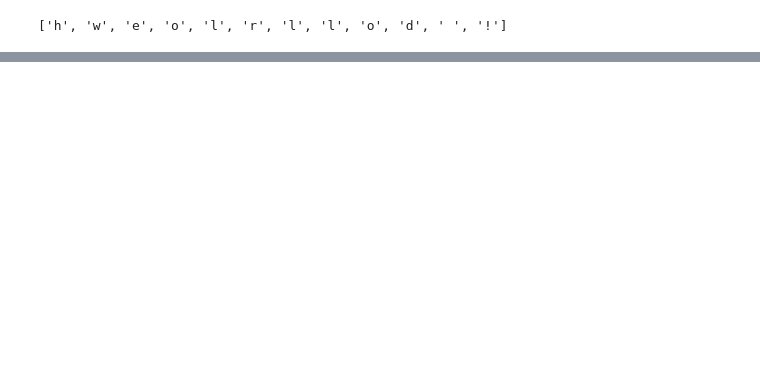
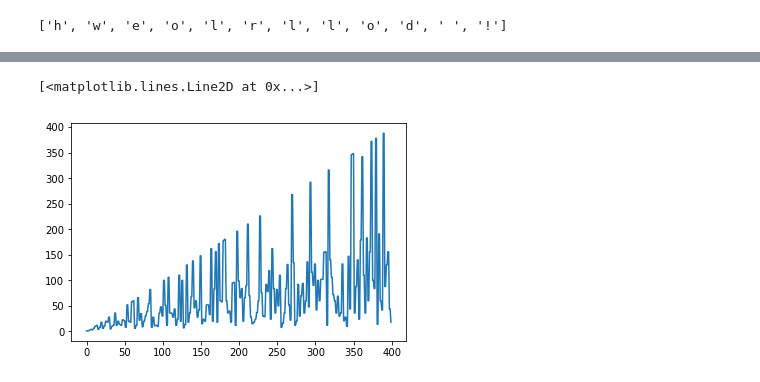
Before and after one commit to vikipedia/python-trainings, a Jupyter notebook: foundation/Adventures In Iterations.ipynb, the cells around one changed output, grey strips where cells are left out. Saved outputs shown, nothing was run; the diff lists cells and outputs as text; code cells hidden in the pictures; blank space fills up the shorter version.

```diff
--- a/foundation/Adventures In Iterations.ipynb
+++ b/foundation/Adventures In Iterations.ipynb
@@ -192,0 +392,5 @@ SSQi(25, 17)
+# %%
+plt.plot(take(riffle_shuffle_count(), 400))
+# %% [output]
+[<matplotlib.lines.Line2D at 0x...>]
+[figure, added]
```
Also changed, not shown: parts of 60 cells of this notebook.
